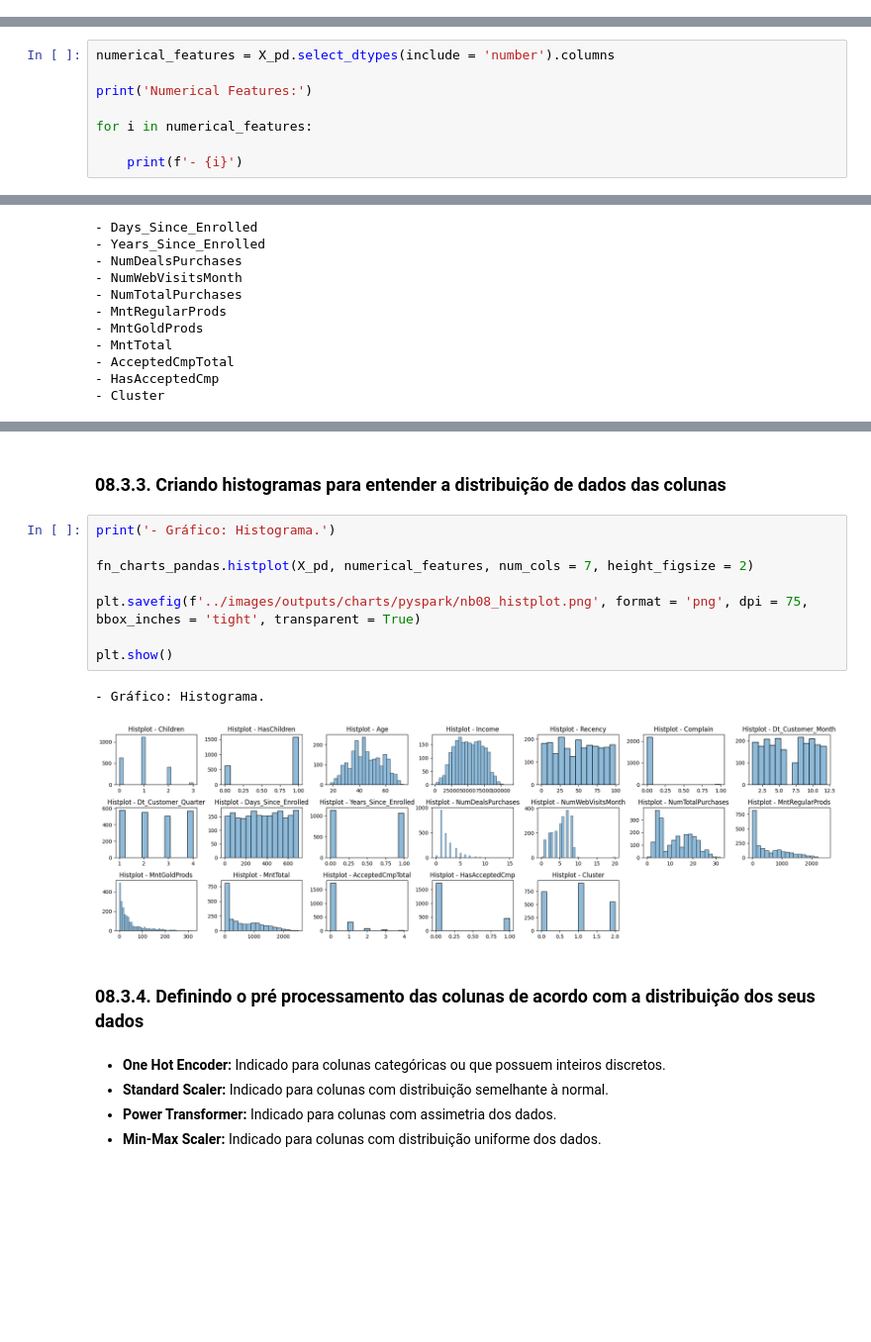
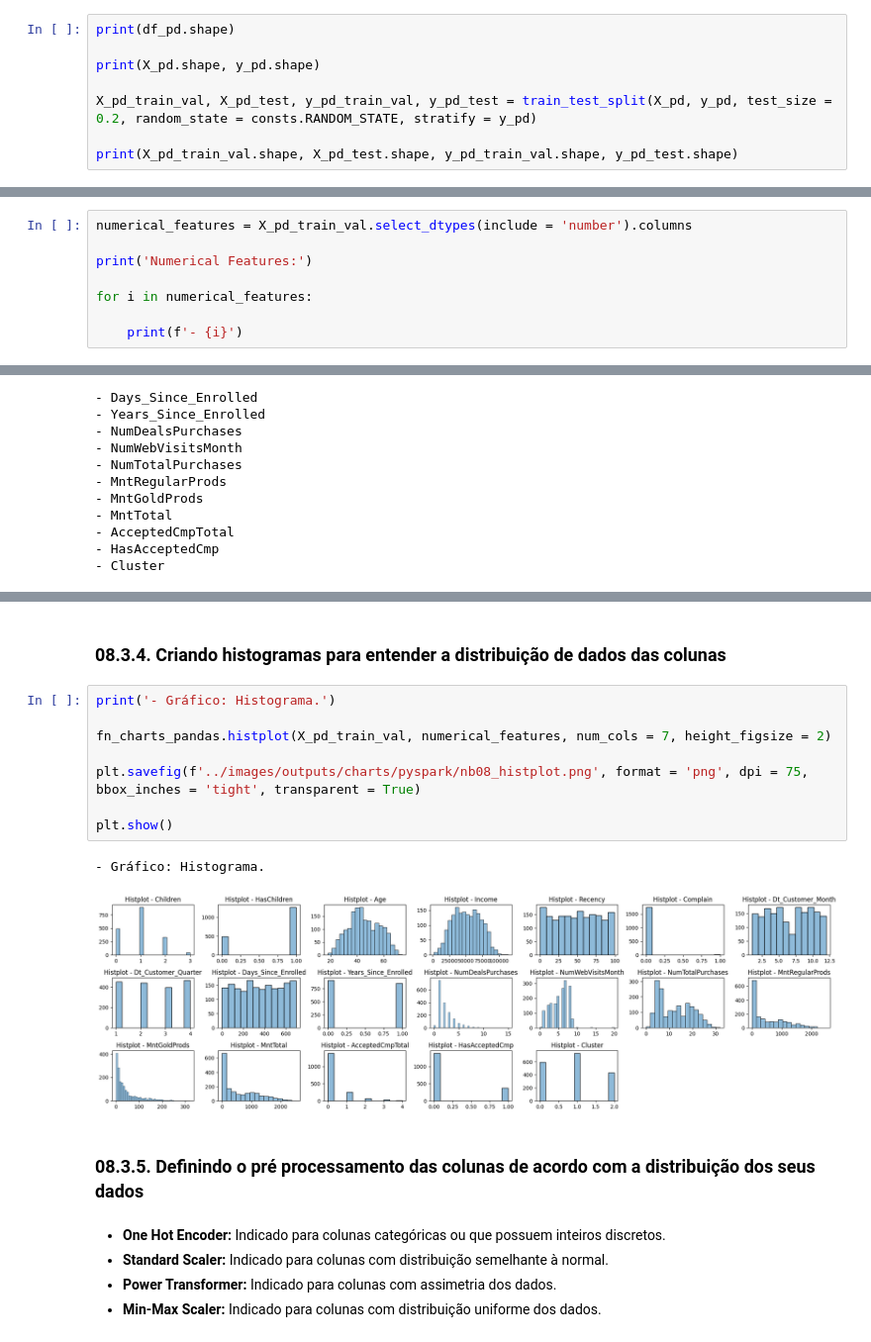
Before and after one commit to matheusresende7/ds_projeto_final_5_modelo_clusterizacao_classificacao_app_delivery, a Jupyter notebook: notebooks/08_ps_model_classification_training.ipynb, the cells around one changed output, grey strips where cells are left out. Shown at 99% size. Drawn from its saved outputs; the diff is of its cells as text; blank space fills up the shorter version.

```diff
--- a/notebooks/08_ps_model_classification_training.ipynb
+++ b/notebooks/08_ps_model_classification_training.ipynb
@@ -206,0 +210,8 @@ only showing top 5 rows
+# %%
+print(df_pd.shape)
+
+print(X_pd.shape, y_pd.shape)
+
+X_pd_train_val, X_pd_test, y_pd_train_val, y_pd_test = train_test_split(X_pd, y_pd, test_size = 0.2, random_state = consts.RANDOM_STATE, stratify = y_pd)
+
+print(X_pd_train_val.shape, X_pd_test.shape, y_pd_train_val.shape, y_pd_test.shape)
@@ -209,5 +224,5 @@ only showing top 5 rows
 # %%
-numerical_features = X_pd.select_dtypes(include = 'number').columns
+numerical_features = X_pd_train_val.select_dtypes(include = 'number').columns
 
 print('Numerical Features:')
 
@@ -249,20 +264,20 @@ Categorical Features:
 - Marital_Status
 - AgeGroup
 # %% [markdown]
-### 08.3.3. Criando histogramas para entender a distribuição de dados das colunas
+### 08.3.4. Criando histogramas para entender a distribuição de dados das colunas
 # %%
 print('- Gráfico: Histograma.')
 
-fn_charts_pandas.histplot(X_pd, numerical_features, num_cols = 7, height_figsize = 2)
+fn_charts_pandas.histplot(X_pd_train_val, numerical_features, num_cols = 7, height_figsize = 2)
 
 plt.savefig(f'../images/outputs/charts/pyspark/nb08_histplot.png', format = 'png', dpi = 75, bbox_inches = 'tight', transparent = True)
 
 plt.show()
 # %% [output]
 - Gráfico: Histograma.
-[figure, old version]
+[figure, new version]
 # %% [markdown]
-### 08.3.4. Definindo o pré processamento das colunas de acordo com a distribuição dos seus dados
+### 08.3.5. Definindo o pré processamento das colunas de acordo com a distribuição dos seus dados
 # %% [markdown]
 - **One Hot Encoder:** Indicado para colunas categóricas ou que possuem inteiros discretos.
 - **Standard Scaler:** Indicado para colunas com distribuição semelhante à normal.
```
Also changed, not shown: parts of 51 cells of this notebook, 24 other files.
